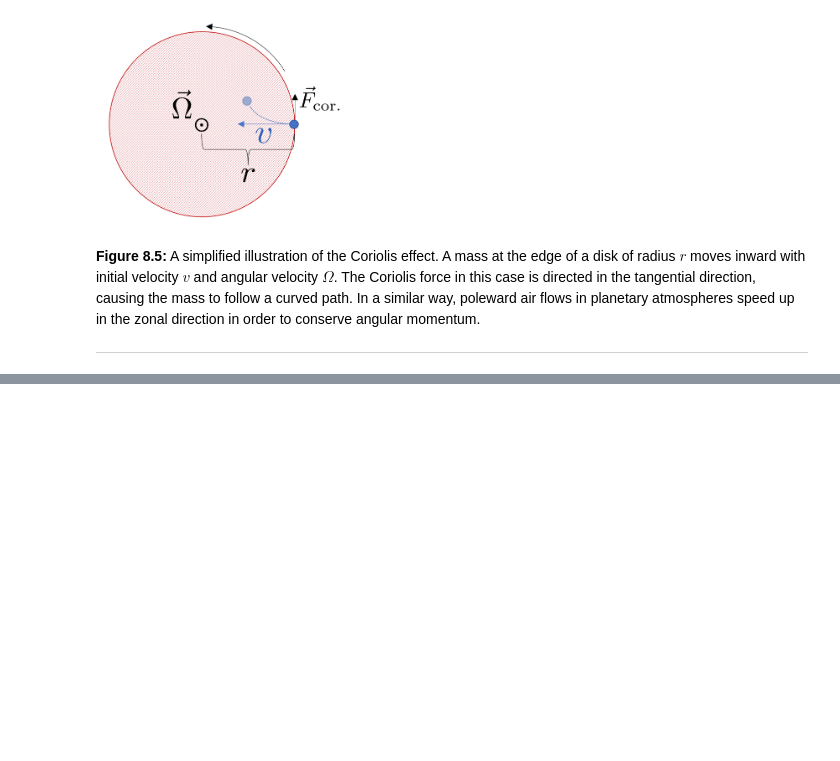
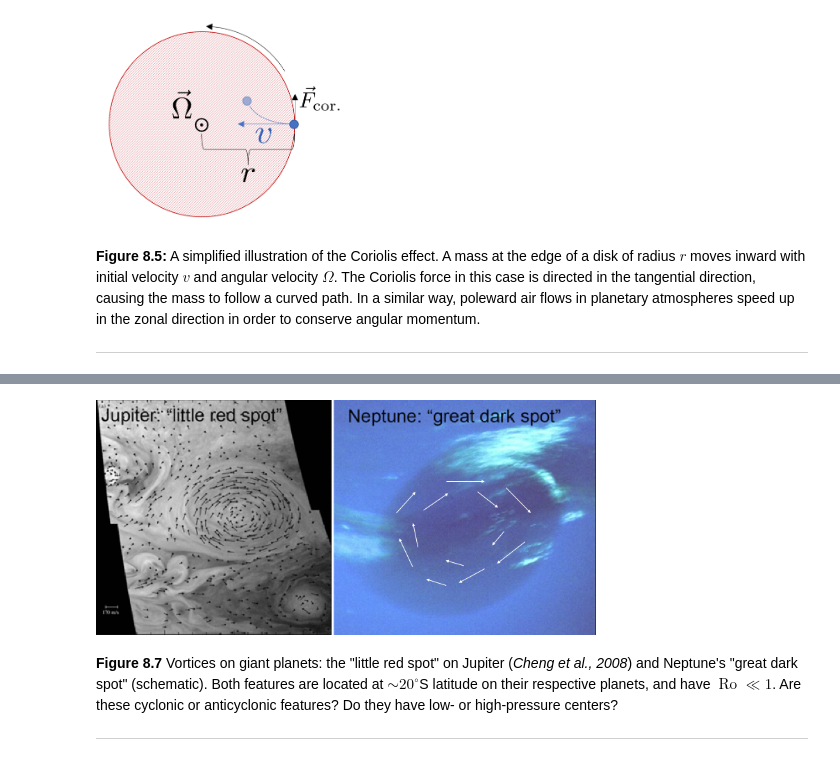
Before and after one commit to phayne/planetary-atmospheres, a Jupyter notebook: Lecture08_Dynamics.ipynb, the cells around one changed output, grey strips where cells are left out. Saved outputs shown, nothing was run; the diff lists cells and outputs as text; code cells hidden in the pictures; blank space fills up the shorter version.

```diff
--- a/Lecture08_Dynamics.ipynb
+++ b/Lecture08_Dynamics.ipynb
@@ -236,0 +253,8 @@ Small Rossby number (i.e., $\operatorname{Ro} \ll 1$) indicates that Coriolis fo
+# %%
+Image(filename='/Users/paha3326/main/Teaching/ASTR3720/hayne/lectures/lecture18/jupiter-grs_neptune-gds_winds.png',width=500)
+# %% [output]
+[figure, added]
+# %% [markdown]
+**Figure 8.7** Vortices on giant planets: the "little red spot" on Jupiter (*Cheng et al., 2008*) and Neptune's "great dark spot" (schematic). Both features are located at $\sim 20^\circ$S latitude on their respective planets, and have $\operatorname{Ro} \ll 1$. Are these cyclonic or anticyclonic features? Do they have low- or high-pressure centers?
+
+---
```
Also changed, not shown: parts of 6 cells of this notebook.
